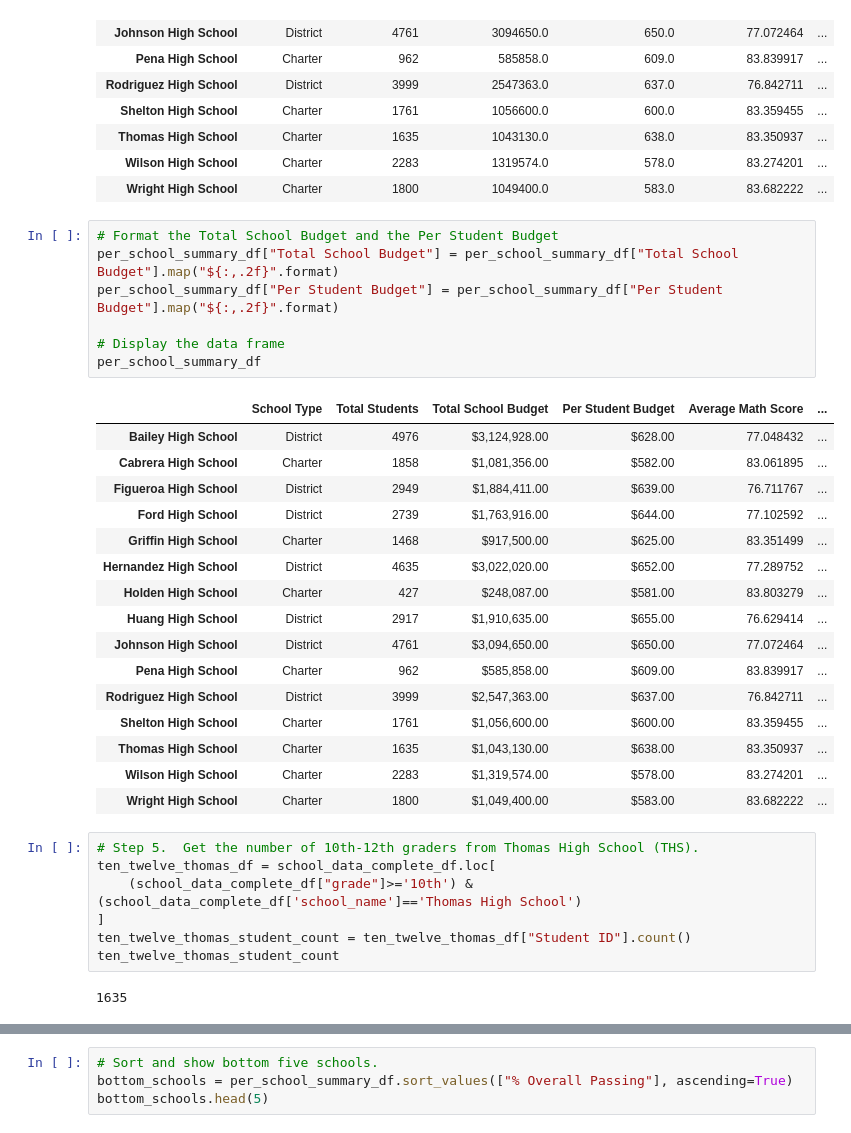
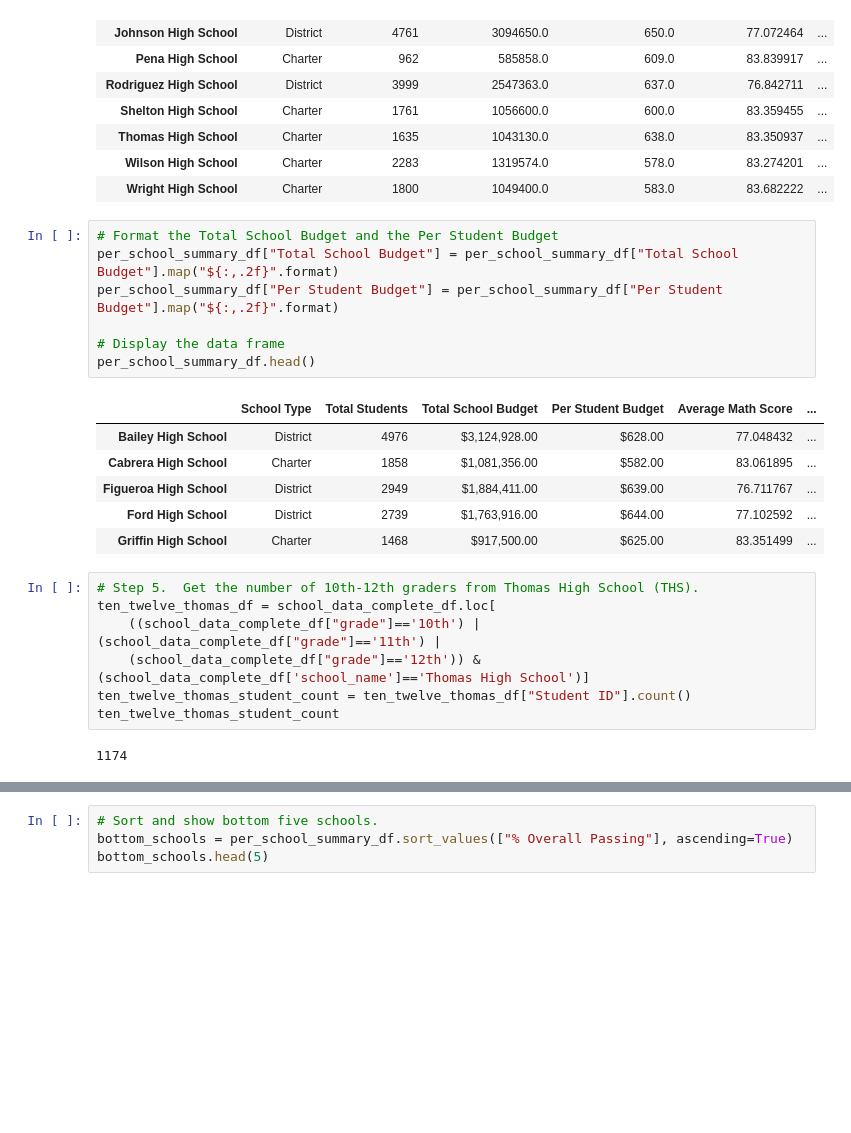
Before and after one commit to daniel89mk/School_District_Analysis, a Jupyter notebook: PyCitySchools_Challenge.ipynb, the cells around one changed output, grey strips where cells are left out. Saved outputs shown, nothing was run; the diff lists cells and outputs as text; blank space fills up the shorter version.

Commit message:
PyCitySchools_Challenge

```diff
--- a/PyCitySchools_Challenge.ipynb
+++ b/PyCitySchools_Challenge.ipynb
@@ -342,33 +284,23 @@ per_school_summary_df
 # %%
 # Format the Total School Budget and the Per Student Budget
 per_school_summary_df["Total School Budget"] = per_school_summary_df["Total School Budget"].map("${:,.2f}".format)
 per_school_summary_df["Per Student Budget"] = per_school_summary_df["Per Student Budget"].map("${:,.2f}".format)
 
 # Display the data frame
-per_school_summary_df
+per_school_summary_df.head()
 # %% [output]
 |  | School Type | Total Students | Total School Budget | Per Student Budget | Average Math Score | ... |
 | Bailey High School | District | 4976 | $3,124,928.00 | $628.00 | 77.048432 | ... |
 | Cabrera High School | Charter | 1858 | $1,081,356.00 | $582.00 | 83.061895 | ... |
 | Figueroa High School | District | 2949 | $1,884,411.00 | $639.00 | 76.711767 | ... |
 | Ford High School | District | 2739 | $1,763,916.00 | $644.00 | 77.102592 | ... |
 | Griffin High School | Charter | 1468 | $917,500.00 | $625.00 | 83.351499 | ... |
-| Hernandez High School | District | 4635 | $3,022,020.00 | $652.00 | 77.289752 | ... |
-| Holden High School | Charter | 427 | $248,087.00 | $581.00 | 83.803279 | ... |
-| Huang High School | District | 2917 | $1,910,635.00 | $655.00 | 76.629414 | ... |
-| Johnson High School | District | 4761 | $3,094,650.00 | $650.00 | 77.072464 | ... |
-| Pena High School | Charter | 962 | $585,858.00 | $609.00 | 83.839917 | ... |
-| Rodriguez High School | District | 3999 | $2,547,363.00 | $637.00 | 76.842711 | ... |
-| Shelton High School | Charter | 1761 | $1,056,600.00 | $600.00 | 83.359455 | ... |
-| Thomas High School | Charter | 1635 | $1,043,130.00 | $638.00 | 83.350937 | ... |
-| Wilson High School | Charter | 2283 | $1,319,574.00 | $578.00 | 83.274201 | ... |
-| Wright High School | Charter | 1800 | $1,049,400.00 | $583.00 | 83.682222 | ... |
 # %%
 # Step 5.  Get the number of 10th-12th graders from Thomas High School (THS).
 ten_twelve_thomas_df = school_data_complete_df.loc[
-    (school_data_complete_df["grade"]>='10th') & (school_data_complete_df['school_name']=='Thomas High School')
-]
+    ((school_data_complete_df["grade"]=='10th') | (school_data_complete_df["grade"]=='11th') |
+    (school_data_complete_df["grade"]=='12th')) & (school_data_complete_df['school_name']=='Thomas High School')]
 ten_twelve_thomas_student_count = ten_twelve_thomas_df["Student ID"].count()
 ten_twelve_thomas_student_count
 # %% [output]
-1635
+1174
```
Also changed, not shown: parts of 31 cells of this notebook.
